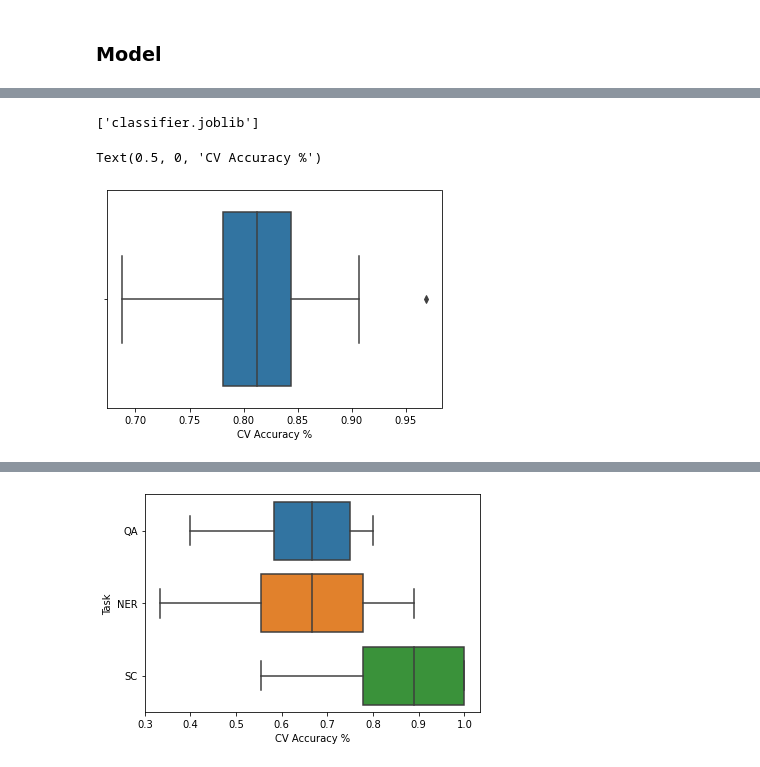
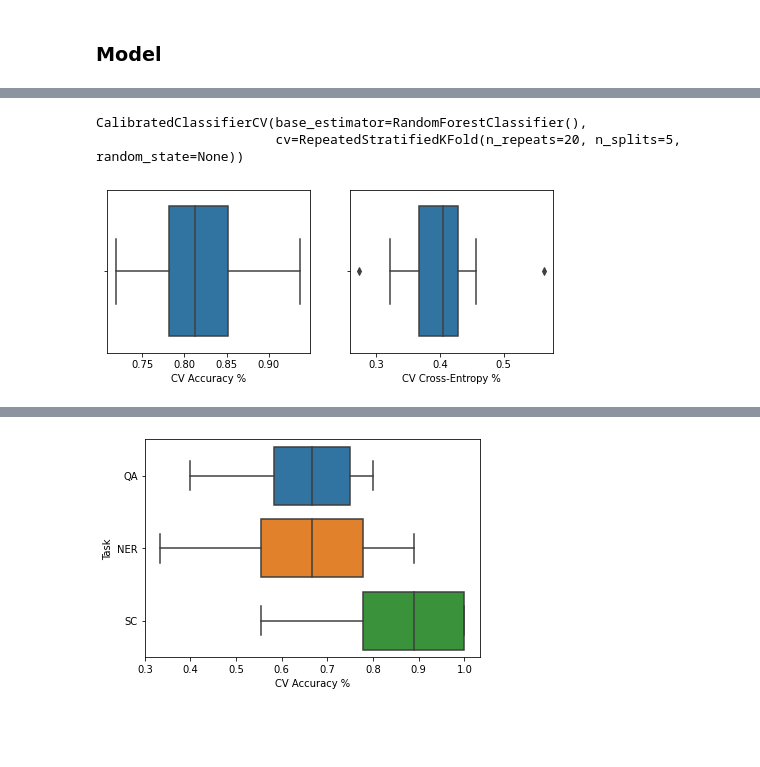
Before and after one commit to trigger-attack/trigger-attack, a Jupyter notebook: trojai_submission/results.ipynb, the cells around one changed output, grey strips where cells are left out. Saved outputs shown, nothing was run; the diff lists cells and outputs as text; code cells hidden in the pictures; blank space fills up the shorter version.

```diff
--- a/trojai_submission/results.ipynb
+++ b/trojai_submission/results.ipynb
@@ -179,10 +160,11 @@ rsk = RepeatedStratifiedKFold(n_splits=5, n_repeats=20)
 calibrated_clf = CalibratedClassifierCV(base_estimator=clf, cv=rsk)
 calibrated_clf.fit(X, y)
 
-from joblib import dump, load
-dump(calibrated_clf, 'classifier.joblib')
+# from joblib import dump, load
+# dump(calibrated_clf, 'classifier.joblib')
 # %% [output]
-['classifier.joblib']
+CalibratedClassifierCV(base_estimator=RandomForestClassifier(),
+                       cv=RepeatedStratifiedKFold(n_repeats=20, n_splits=5, random_state=None))
 # %%
 from sklearn.model_selection import train_test_split
 from sklearn.metrics import log_loss
@@ -195,12 +177,18 @@ for i in range(num_iterations):
     X_train, X_test, y_train, y_test = train_test_split(
         X, y, test_size=test_size, random_state=i)
 
-    clf = RandomForestClassifier().fit(X_train, y_train)
-    acc_list.append(clf.score(X_test, y_test))
-    cross_entropy_list.append(log_loss(y_test, clf.predict_proba(X_test)))
+    clf = RandomForestClassifier()
+    rsk = RepeatedStratifiedKFold(n_splits=5, n_repeats=20)
+    calibrated_clf = CalibratedClassifierCV(base_estimator=clf, cv=rsk)
+    calibrated_clf.fit(X_train, y_train)
+    acc_list.append(calibrated_clf.score(X_test, y_test))
+    cross_entropy_list.append(log_loss(y_test, calibrated_clf.predict_proba(X_test)))
-# %%
-sns.boxplot(acc_list)
-plt.xlabel('CV Accuracy %')
-# %% [output]
-Text(0.5, 0, 'CV Accuracy %')
-[figure, removed]
+# %%
+fig, axs = plt.subplots(1, 2, figsize=(8, 3))
+sns.boxplot(acc_list, ax=axs[0])
+axs[0].set_xlabel('CV Accuracy %')
+sns.boxplot(cross_entropy_list, ax=axs[1])
+plt.xlabel('CV Cross-Entropy %')
+plt.savefig('apr5_results.jpeg', bbox_inches="tight", dpi=2000)
+# %% [output]
+[figure, added]
```
Also changed, not shown: parts of 15 cells of this notebook, 3 other files.
